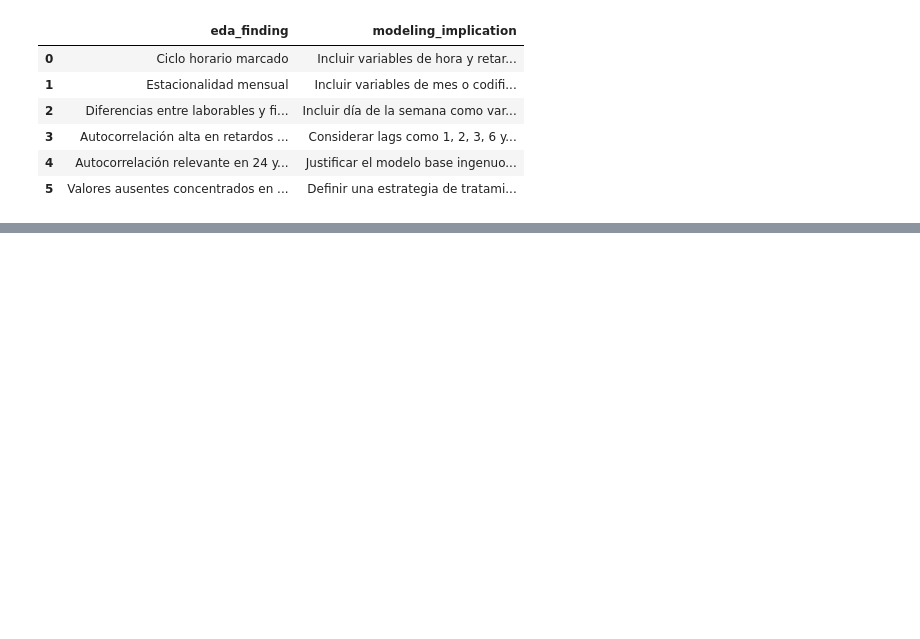
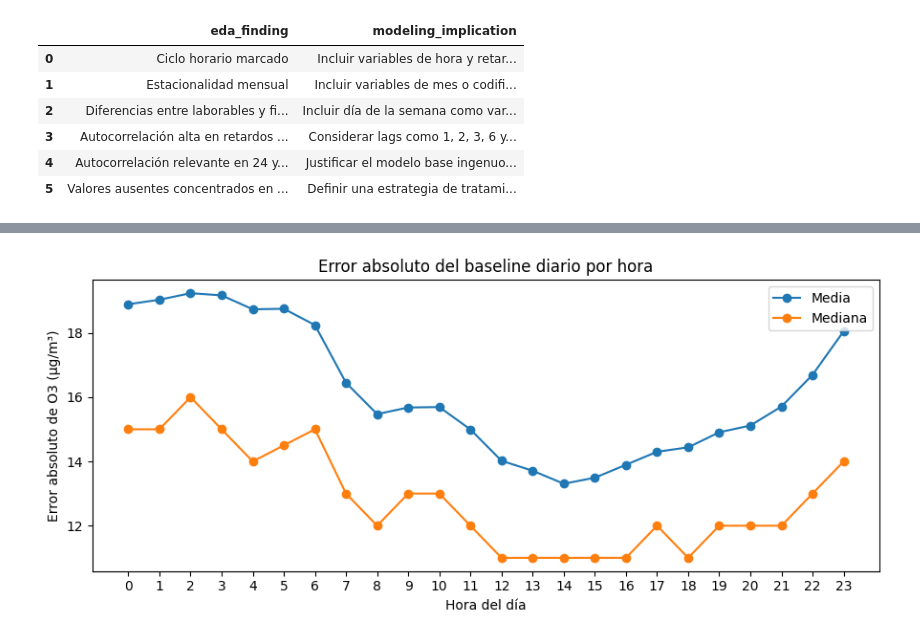
Before and after one commit to hipenation2142/trabajo, a Jupyter notebook: notebooks/01_eda_o3.ipynb, the cells around one changed output, grey strips where cells are left out. Saved outputs shown, nothing was run; the diff lists cells and outputs as text; code cells hidden in the pictures; blank space fills up the shorter version.

```diff
--- a/notebooks/01_eda_o3.ipynb
+++ b/notebooks/01_eda_o3.ipynb
@@ -956,0 +1163,38 @@ eda_modeling_implications.to_csv(
+# %%
+# Visualización del error absoluto del baseline diario por hora.
+# Esta figura permite identificar franjas horarias donde la regla de persistencia diaria
+# resulta menos fiable.
+
+fig, ax = plt.subplots(figsize=(9, 4))
+
+ax.plot(
+    baseline_error_by_hour.index,
+    baseline_error_by_hour["mean_absolute_residual"],
+    marker="o",
+    label="Media",
+)
+
+ax.plot(
+    baseline_error_by_hour.index,
+    baseline_error_by_hour["median_absolute_residual"],
+    marker="o",
+    label="Mediana",
+)
+
+ax.set_title("Error absoluto del baseline diario por hora")
+ax.set_xlabel("Hora del día")
+ax.set_ylabel("Error absoluto de O3 (µg/m³)")
+ax.set_xticks(range(24))
+ax.legend()
+
+fig.tight_layout()
+
+fig.savefig(
+    FIGURES_GENERATED_DIR / "eda_seasonal_naive_error_by_hour.png",
+    dpi=150,
+    bbox_inches="tight",
+)
+
+plt.show()
+# %% [output]
+[figure, added]
```
Also changed, not shown: parts of 5 cells of this notebook, 5 other files.
